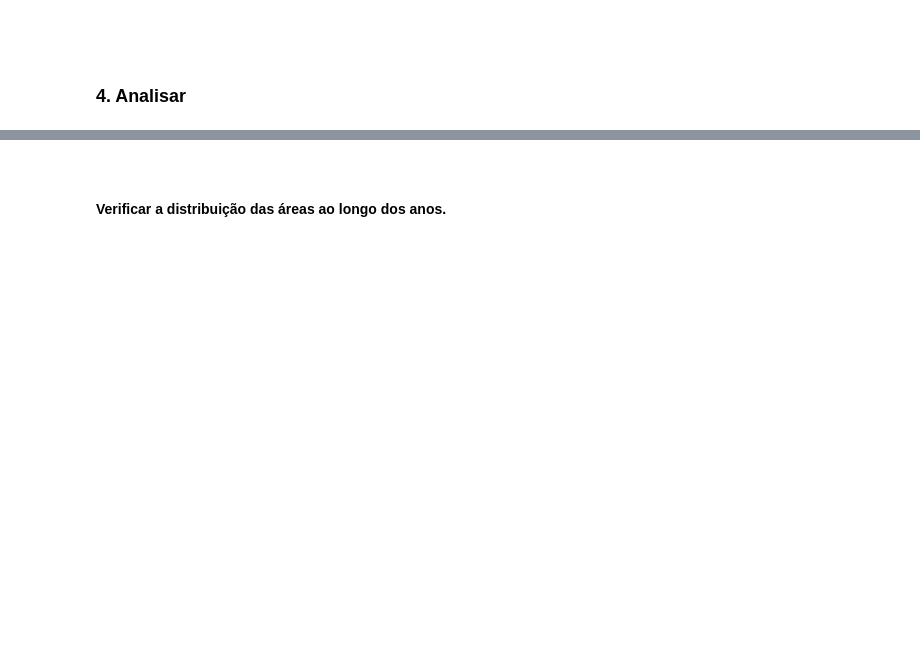
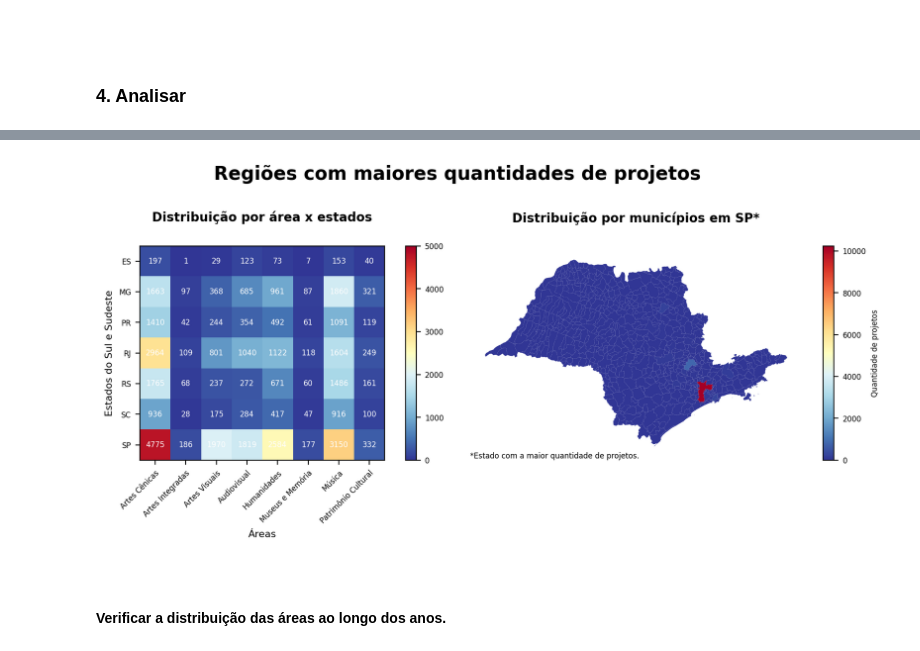
Before and after one commit to lorenaaxbastos/santander-coders-projects, a Jupyter notebook: Unit 2 - Programming Techniques I (PY)/Projeto EDA - Análise do Dataset da Lei Rouanet.ipynb, the cells around one changed output, grey strips where cells are left out. Drawn from its saved outputs; the diff is of its cells as text; code cells hidden in the pictures; blank space fills up the shorter version.

```diff
--- a/Unit 2 - Programming Techniques I (PY)/Projeto EDA - Análise do Dataset da Lei Rouanet.ipynb
+++ b/Unit 2 - Programming Techniques I (PY)/Projeto EDA - Análise do Dataset da Lei Rouanet.ipynb
@@ -411,0 +488,74 @@ plt.show()
+# %%
+plt.rcParams.update({"font.size": 6})
+cores = ["#A50026", "#EE613D", "#FA9857", "#FDD081",
+         "#AEDAE9", "#679DC9", "#3E60A9", "#2D3172"]
+separacao_fatia = (0.1, 0, 0, 0, 0, 0, 0, 0)
+
+fig, (ax1, ax2) = plt.subplots(nrows=1, ncols=2, figsize=(10, 4), dpi=200)
+
+heatmap = ax1.imshow(
+    areas_no_sudeste.values,
+    cmap="RdYlBu_r",
+    vmin=0,
+    vmax=5000
+)
+
+plt.setp(
+    ax1.get_xticklabels(),
+    rotation=45,
+    ha="right",
+    rotation_mode="anchor"
+)
+
+plt.colorbar(heatmap, ax=ax1)
+
+for i in range(len(areas_no_sudeste.index)):
+    for j in range(len(areas_no_sudeste.columns)):
+        texto = ax1.text(
+            j, i,
+            areas_no_sudeste.iloc[i, j],
+            ha="center",
+            va="center",
+            color="#fff"
+        )
+
+mapa_sp.plot(
+    column="qtd_projetos",
+    cmap="RdYlBu_r",
+    legend=True,
+    legend_kwds={
+        "label": "Quantidade de projetos",
+        "orientation": "vertical",
+    },
+    ax=ax2,
+)
+
+ax2.axis("off")
+
+pos = ax1.get_position()
+ax1.set_position([pos.x0, pos.y0-0.13, pos.width, pos.height])
+
+ax1.set_xticks(np.arange(len(areas_no_sudeste.columns)), labels=areas_no_sudeste.columns)
+ax1.set_yticks(np.arange(len(areas_no_sudeste.index)), labels=areas_no_sudeste.index)
+
+ax1.set_xlabel("Áreas", fontsize=8)
+ax1.set_ylabel("Estados do Sul e Sudeste", fontsize=8)
+
+fig.suptitle('Regiões com maiores quantidades de projetos', fontsize=15, fontweight=1000, y=1.12)
+ax1.set_title('Distribuição por área x estados', fontsize=10, fontweight=600, y=1.08)
+ax2.set_title('Distribuição por municípios em SP*', fontsize=10, fontweight=600, y=1.1)
+
+ax2.annotate(
+    '*Estado com a maior quantidade de projetos.',
+     xy = (0, 0),
+     xycoords='axes fraction',
+     ha='left',
+     va="center",
+)
+
+
+plt.tight_layout()
+plt.savefig(path.abspath("charts/projetos_por_area02.png"), bbox_inches="tight")
+plt.show()
+# %% [output]
+[figure, added]
```
Also changed, not shown: parts of 65 cells of this notebook.
